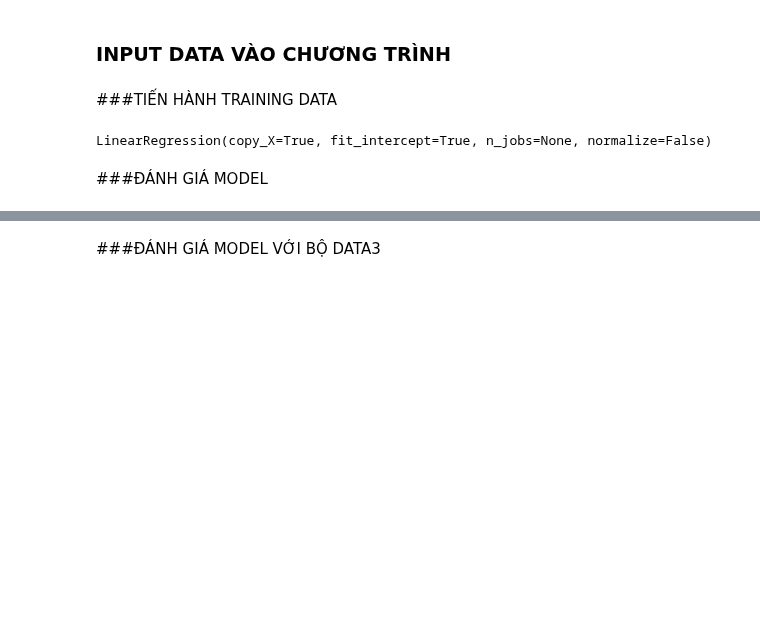
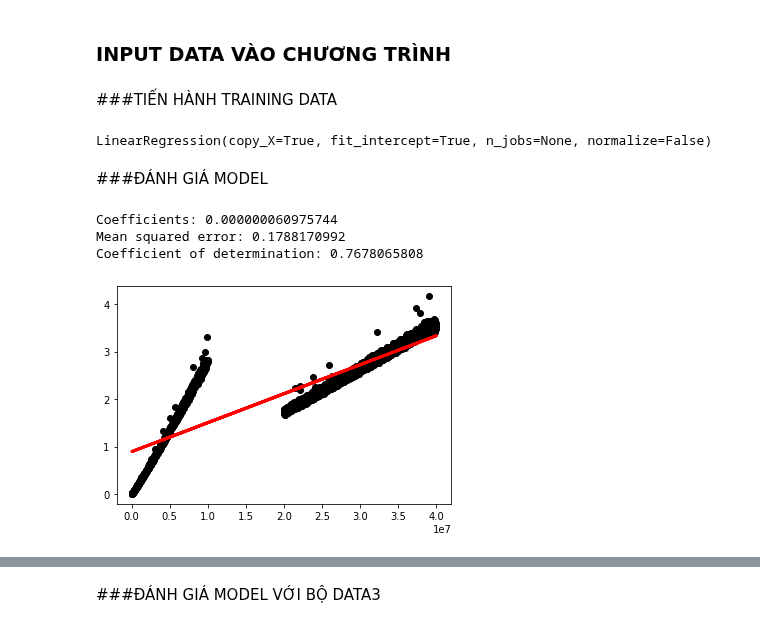
Before and after one commit to khoaphamj1505/CS114.L11.KHCL, a Jupyter notebook: Linear Regression/Linear Regression.ipynb, the cells around one changed output, grey strips where cells are left out. Saved outputs shown, nothing was run; the diff lists cells and outputs as text; code cells hidden in the pictures; blank space fills up the shorter version.

```diff
--- a/Linear Regression/Linear Regression.ipynb
+++ b/Linear Regression/Linear Regression.ipynb
@@ -81,4 +81,21 @@ regr.fit(X1_train,Y1_train)
 LinearRegression(copy_X=True, fit_intercept=True, n_jobs=None, normalize=False)
 # %% [markdown]
 ###ĐÁNH GIÁ MODEL
+# %%
+Y_pred=regr.predict(X_test.values.reshape(-1,1))
+
+print('Coefficients: %.15f' %regr.coef_)
+print('Mean squared error: %.10f'
+      % mean_squared_error(Y_test, Y_pred))
+print('Coefficient of determination: %.10f'
+      % r2_score(Y_test, Y_pred))
+plt.scatter(X_test, Y_test,  color='black')
+plt.plot(X_test, Y_pred, color='red', linewidth=3)
+
+plt.show()
+# %% [output]
+Coefficients: 0.000000060975744
+Mean squared error: 0.1788170992
+Coefficient of determination: 0.7678065808
+[figure, added]
 # %%
```
Also changed, not shown: parts of 9 cells of this notebook.
